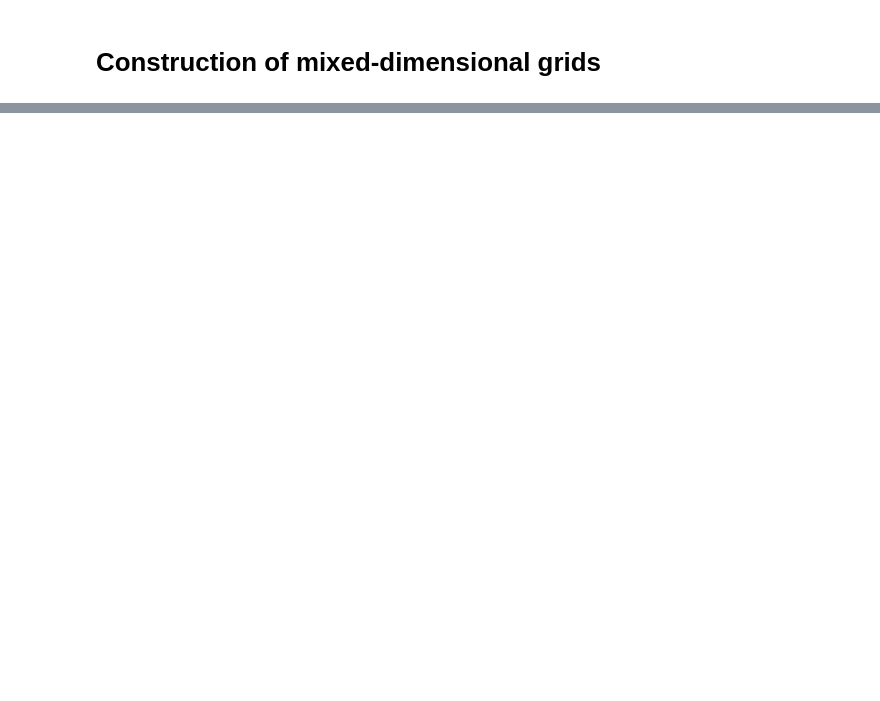
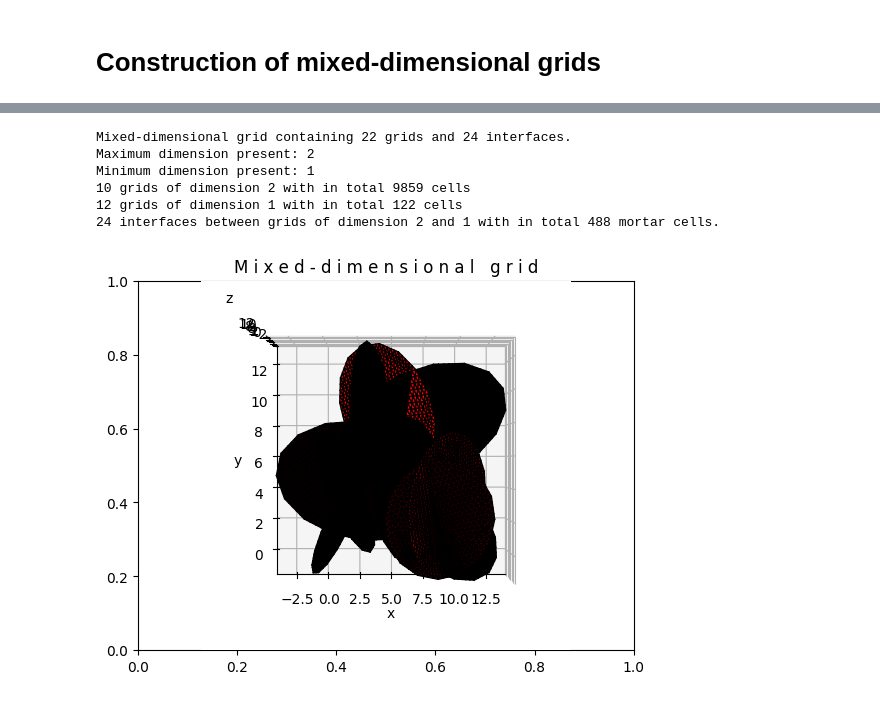
Before and after one commit to nagelt/porepy, a Jupyter notebook: tutorials/Simple_grid.ipynb, the cells around one changed output, grey strips where cells are left out. Saved outputs shown, nothing was run; the diff lists cells and outputs as text; code cells hidden in the pictures; blank space fills up the shorter version.

Commit message:
Random DFN

```diff
--- a/tutorials/Simple_grid.ipynb
+++ b/tutorials/Simple_grid.ipynb
@@ -51,0 +6,3 @@ mdg = pp.create_mdg("simplex", mesh_args, network)
+# %%
+mins = np.array([0.,0.,0.])
+maxs = np.array([10.,10.,10.])
@@ -51,0 +15,15 @@ mdg = pp.create_mdg("simplex", mesh_args, network)
+# %%
+nfracs = 10
+r_range = np.array([2,8])
+f_i = np.array([])
+for i in range(nfracs):
+    center = np.random.rand(3) * (maxs - mins) + mins
+    major_axis = np.random.rand() * (r_range[1] - r_range[0]) + r_range[0]
+    minor_axis = frac_major.copy() #circular
+    major_axis_angle = 0. #for circular
+    strike_angle = np.random.rand() * np.pi - np.pi/2
+    dip_angle = np.random.rand() * np.pi - np.pi/2
+    f_i = np.append(f_i,pp.create_elliptic_fracture(center, major_axis, minor_axis, major_axis_angle, strike_angle, dip_angle))
+# %%
+network = pp.create_fracture_network(fractures=f_i,domain=None)
+network
@@ -52 +45,18 @@ mdg = pp.create_mdg("simplex", mesh_args, network)
+# %%
+mdg2d = mdg.copy()
+for sd in mdg2d.subdomains():
+    if sd.dim == 3:
+        mdg2d.remove_subdomain(sd)
+mdg2d
+# %% [output]
+Mixed-dimensional grid containing 22 grids and 24 interfaces.
+Maximum dimension present: 2
+Minimum dimension present: 1
+10 grids of dimension 2 with in total 9859 cells
+12 grids of dimension 1 with in total 122 cells
+24 interfaces between grids of dimension 2 and 1 with in total 488 mortar cells.
+# %%
+pp.plot_grid(mdg2d, figsize=(12,12), plot_2d=False)
+# %% [output]
+[figure, added]
 # %%
```
Also changed, not shown: parts of 5 cells of this notebook.
